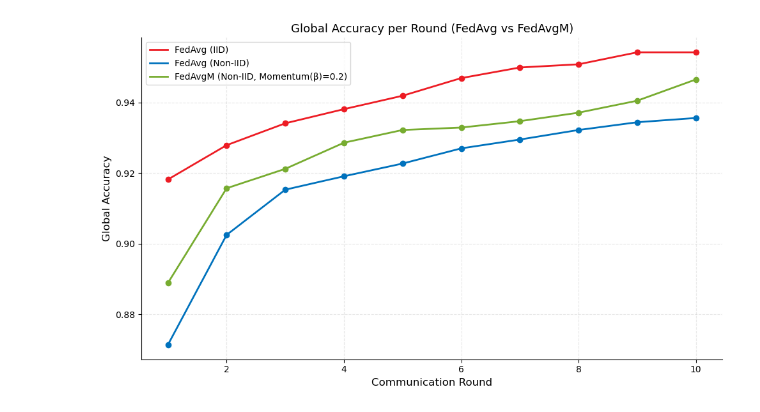
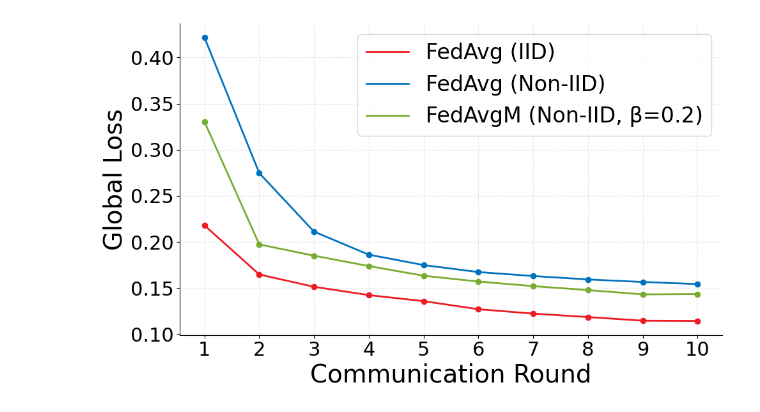
Before and after one commit to BishalChhetri/FL-EVCs-IDS, a Jupyter notebook: ML_FL_Model_EVCs_Data_Analysis.ipynb, the cells around one changed output. Saved outputs shown, nothing was run; the diff lists cells and outputs as text; code cells hidden in the pictures.

```diff
--- a/ML_FL_Model_EVCs_Data_Analysis.ipynb
+++ b/ML_FL_Model_EVCs_Data_Analysis.ipynb
@@ -108,48 +269,54 @@ plt.show()
 # %%
-accuracy_dict = {
-    'FedAvg (IID)': [0.9182, 0.9279, 0.9341, 0.9381, 0.9419, 0.9469, 0.9499, 0.9508, 0.9542, 0.9542],
-    'FedAvg (Non-IID)': [0.8714, 0.9025, 0.9153, 0.9191, 0.9227, 0.927, 0.9295, 0.9322, 0.9344, 0.9356],
-    'FedAvgM (Non-IID, Momentum(β)=0.2)': [0.8544, 0.912, 0.9221, 0.9276, 0.9307, 0.936, 0.939, 0.937, 0.9452, 0.9454],
+loss_dict = {
+    'FedAvg (IID)': [ 0.218009, 0.164786, 0.151387, 0.142422, 0.135866, 0.127102, 0.122342, 0.118613, 0.114678, 0.114455],
+    'FedAvg (Non-IID)': [0.421636, 0.274698, 0.211177, 0.186239, 0.174962, 0.167392, 0.163116, 0.159414, 0.156638, 0.154353],
+    'FedAvgM (Non-IID, β=0.2)': [0.330324, 0.197373, 0.185143, 0.173884, 0.163433, 0.157089, 0.152133, 0.147833, 0.143204, 0.143567],
 }
 
-# Assign colors to each method manually (from your palette)
+
+
 custom_colors = {
     'FedAvg (IID)': '#ed1c24',          # Red (0.1)
     'FedAvg (Non-IID)': '#0072bd',      # Blue (0.2)
-    'FedAvgM (Non-IID, Momentum(β)=0.2)': '#77ac30'
+    'FedAvgM (Non-IID, β=0.2)': '#77ac30'
 }
 
 rounds = np.arange(1, 11)
 
 fig, ax = plt.subplots(figsize=(10, 6), facecolor='white')
 
-for label, accuracies in accuracy_dict.items():
+for label, losses in loss_dict.items():
     rounds_np = np.array(rounds)
-    accuracies_np = np.array(accuracies)
+    losses_np = np.array(losses)
 
-    # Smooth line via linear interpolation
-    interpolator = interp1d(rounds_np, accuracies_np, kind='linear')
+    interpolator = interp1d(rounds_np, losses_np, kind='linear')
     rounds_smooth = np.linspace(rounds_np.min(), rounds_np.max(), 100)
-    accuracies_smooth = interpolator(rounds_smooth)
+    losses_smooth = interpolator(rounds_smooth)
 
-    # Plot smooth line
-    ax.plot(rounds_smooth, accuracies_smooth, color=custom_colors[label], label=label, linewidth=2)
+    ax.plot(rounds_smooth, losses_smooth, color=custom_colors[label], label=label, linewidth=2)
 
-    # Plot actual data points
-    ax.plot(rounds_np, accuracies_np, marker='o', linestyle='None', color=custom_colors[label], markersize=6)
+    ax.plot(rounds_np, losses_np, marker='o', linestyle='None', color=custom_colors[label], markersize=6)
 
-# Style
-ax.set_title("Global Accuracy per Round (FedAvg vs FedAvgM)", fontsize=13)
-ax.set_xlabel("Communication Round\n(Experiments with 15 clients, local_epochs = 5 for FedAvg & 1 to 5 for FedAvg(Non-IID) \nand FedAvgM(Non-IID,Momentum(β) = 0.2) , total rounds = 10)", fontsize=12)
-ax.set_ylabel("Global Accuracy", fontsize=12)
+# ax.set_title("Global Loss per Round (FedAvg vs FedAvgM)", fontsize=13)
+# ax.set_xlabel("Communication Round\n(Experiments with 10 clients, local_epochs = 5 for FedAvg & 1 to 5 for FedAvg(Non-IID) \nand FedAvgM(Non-IID,Momentum(β) = 0.2) , total rounds = 10)", fontsize=12)
+
+ax.set_xlabel("Communication Round", fontsize=28)
+ax.tick_params(axis='x', labelsize=22)
+ax.tick_params(axis='y', labelsize=22)
+ax.set_xticks(rounds)
+ax.set_ylabel("Global Loss", fontsize=28)
 ax.spines['top'].set_visible(False)
 ax.spines['right'].set_visible(False)
 ax.grid(True, linestyle='--', alpha=0.3)
-ax.legend(title="", fontsize=10, title_fontsize=11)
+ax.legend(
+    title="",
+    prop={ 'size': 24},
+    # title_fontproperties={'weight': 'bold', 'size': 26}
+)
 
 plt.tight_layout()
-plt.savefig("client_15_global_accuracy_plot.svg", format='svg')
+plt.savefig("images/client_15_global_loss_plot.pdf", format='pdf')
 plt.show()
 # %% [output]
-[figure, old version]
+[figure, new version]
 # %%
```
Also changed, not shown: parts of 11 cells of this notebook, 10 other files.
